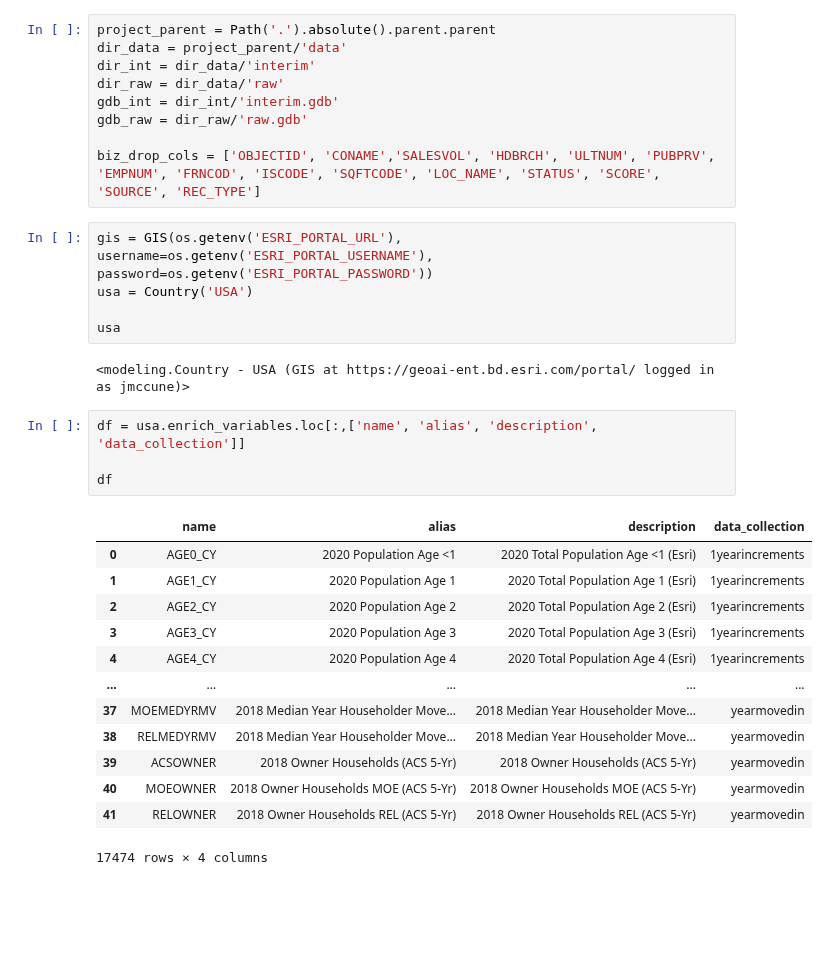
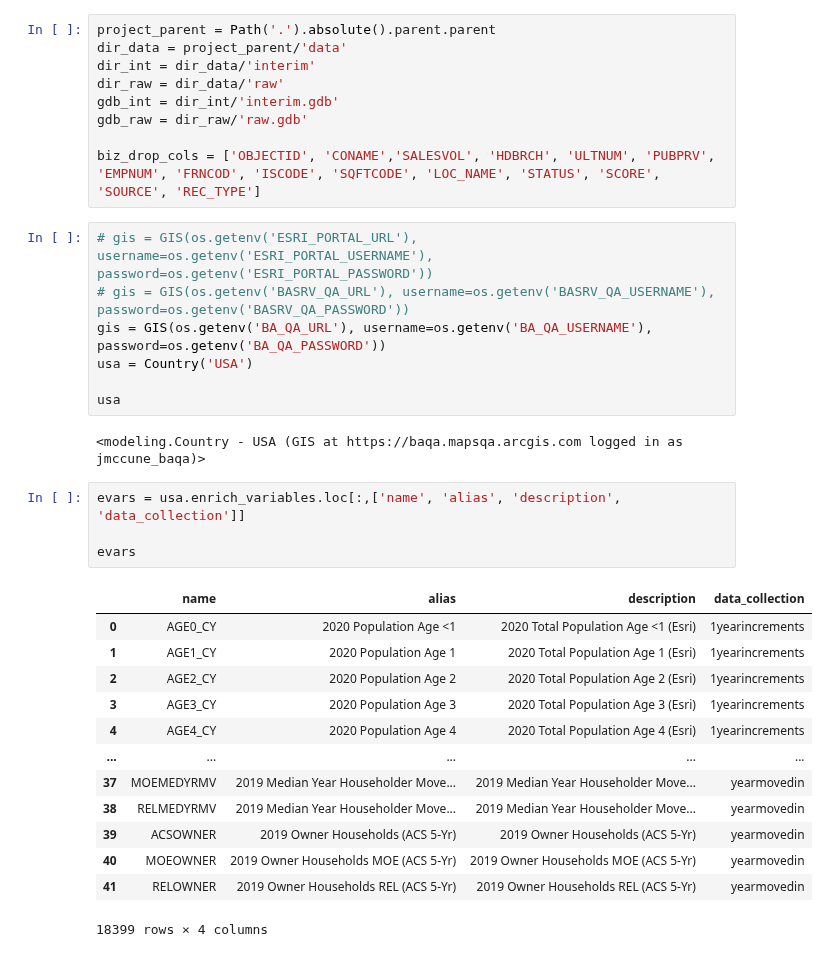
Before and after one commit to knu2xs/demographic-modeling, a Jupyter notebook: notebooks/stash/get-nearest.ipynb, the cells around one changed output. Saved outputs shown, nothing was run; the diff lists cells and outputs as text; blank space fills up the shorter version.

```diff
--- a/notebooks/stash/get-nearest.ipynb
+++ b/notebooks/stash/get-nearest.ipynb
@@ -21,27 +22,29 @@ gdb_raw = dir_raw/'raw.gdb'
 
 biz_drop_cols = ['OBJECTID', 'CONAME','SALESVOL', 'HDBRCH', 'ULTNUM', 'PUBPRV', 'EMPNUM', 'FRNCOD', 'ISCODE', 'SQFTCODE', 'LOC_NAME', 'STATUS', 'SCORE', 'SOURCE', 'REC_TYPE']
 # %%
-gis = GIS(os.getenv('ESRI_PORTAL_URL'), username=os.getenv('ESRI_PORTAL_USERNAME'), password=os.getenv('ESRI_PORTAL_PASSWORD'))
+# gis = GIS(os.getenv('ESRI_PORTAL_URL'), username=os.getenv('ESRI_PORTAL_USERNAME'), password=os.getenv('ESRI_PORTAL_PASSWORD'))
+# gis = GIS(os.getenv('BASRV_QA_URL'), username=os.getenv('BASRV_QA_USERNAME'), password=os.getenv('BASRV_QA_PASSWORD'))
+gis = GIS(os.getenv('BA_QA_URL'), username=os.getenv('BA_QA_USERNAME'), password=os.getenv('BA_QA_PASSWORD'))
 usa = Country('USA')
 
 usa
 # %% [output]
-<modeling.Country - USA (GIS at https://geoai-ent.bd.esri.com/portal/ logged in as jmccune)>
+<modeling.Country - USA (GIS at https://baqa.mapsqa.arcgis.com logged in as jmccune_baqa)>
 # %%
-df = usa.enrich_variables.loc[:,['name', 'alias', 'description', 'data_collection']]
+evars = usa.enrich_variables.loc[:,['name', 'alias', 'description', 'data_collection']]
 
-df
+evars
 # %% [output]
 |  | name | alias | description | data_collection |
 | 0 | AGE0_CY | 2020 Population Age <1 | 2020 Total Population Age <1 (Esri) | 1yearincrements |
 | 1 | AGE1_CY | 2020 Population Age 1 | 2020 Total Population Age 1 (Esri) | 1yearincrements |
 | 2 | AGE2_CY | 2020 Population Age 2 | 2020 Total Population Age 2 (Esri) | 1yearincrements |
 | 3 | AGE3_CY | 2020 Population Age 3 | 2020 Total Population Age 3 (Esri) | 1yearincrements |
 | 4 | AGE4_CY | 2020 Population Age 4 | 2020 Total Population Age 4 (Esri) | 1yearincrements |
 | ... | ... | ... | ... | ... |
-| 37 | MOEMEDYRMV | 2018 Median Year Householder Move... | 2018 Median Year Householder Move... | yearmovedin |
-| 38 | RELMEDYRMV | 2018 Median Year Householder Move... | 2018 Median Year Householder Move... | yearmovedin |
-| 39 | ACSOWNER | 2018 Owner Households (ACS 5-Yr) | 2018 Owner Households (ACS 5-Yr) | yearmovedin |
-| 40 | MOEOWNER | 2018 Owner Households MOE (ACS 5-Yr) | 2018 Owner Households MOE (ACS 5-Yr) | yearmovedin |
-| 41 | RELOWNER | 2018 Owner Households REL (ACS 5-Yr) | 2018 Owner Households REL (ACS 5-Yr) | yearmovedin |
+| 37 | MOEMEDYRMV | 2019 Median Year Householder Move... | 2019 Median Year Householder Move... | yearmovedin |
+| 38 | RELMEDYRMV | 2019 Median Year Householder Move... | 2019 Median Year Householder Move... | yearmovedin |
+| 39 | ACSOWNER | 2019 Owner Households (ACS 5-Yr) | 2019 Owner Households (ACS 5-Yr) | yearmovedin |
+| 40 | MOEOWNER | 2019 Owner Households MOE (ACS 5-Yr) | 2019 Owner Households MOE (ACS 5-Yr) | yearmovedin |
+| 41 | RELOWNER | 2019 Owner Households REL (ACS 5-Yr) | 2019 Owner Households REL (ACS 5-Yr) | yearmovedin |
-17474 rows × 4 columns
+18399 rows × 4 columns
```
Also changed, not shown: parts of 20 cells of this notebook, 3 other files.
